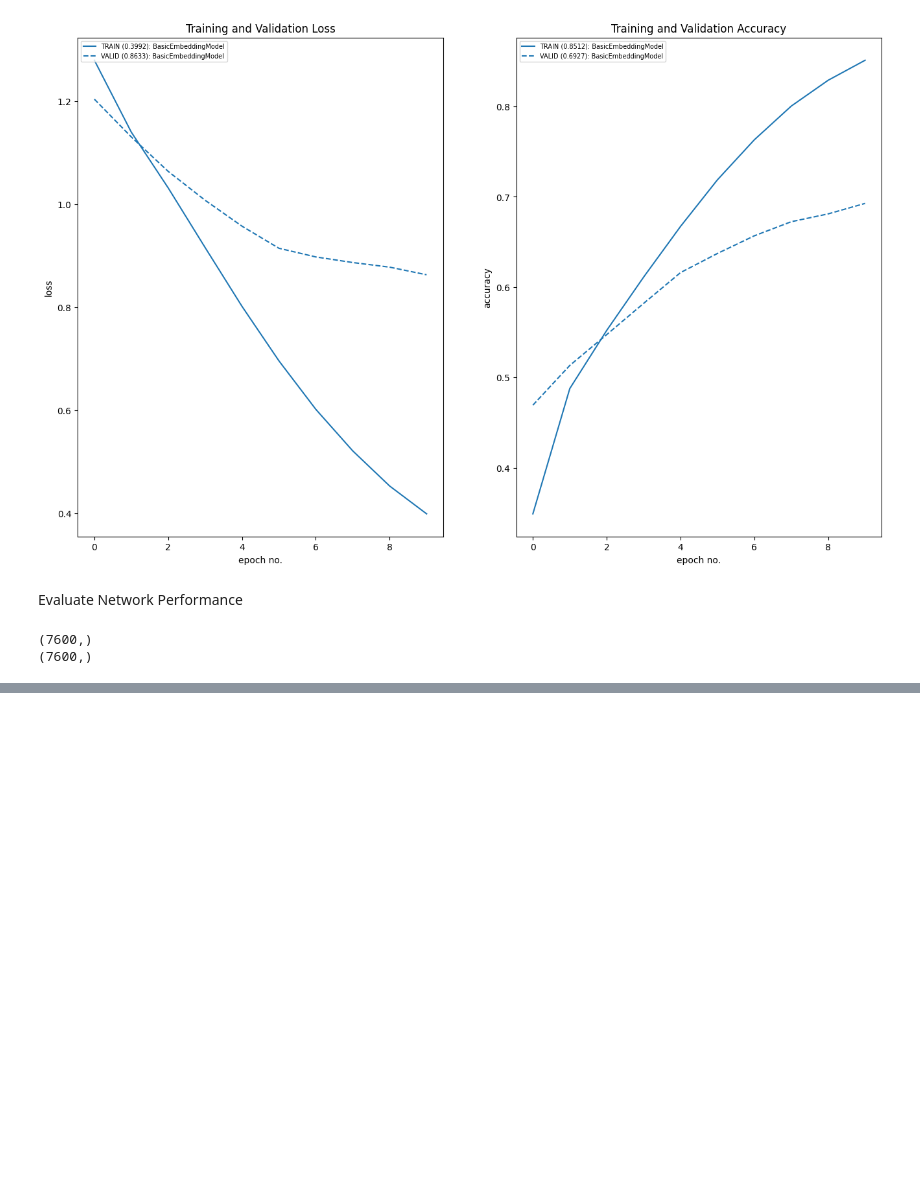
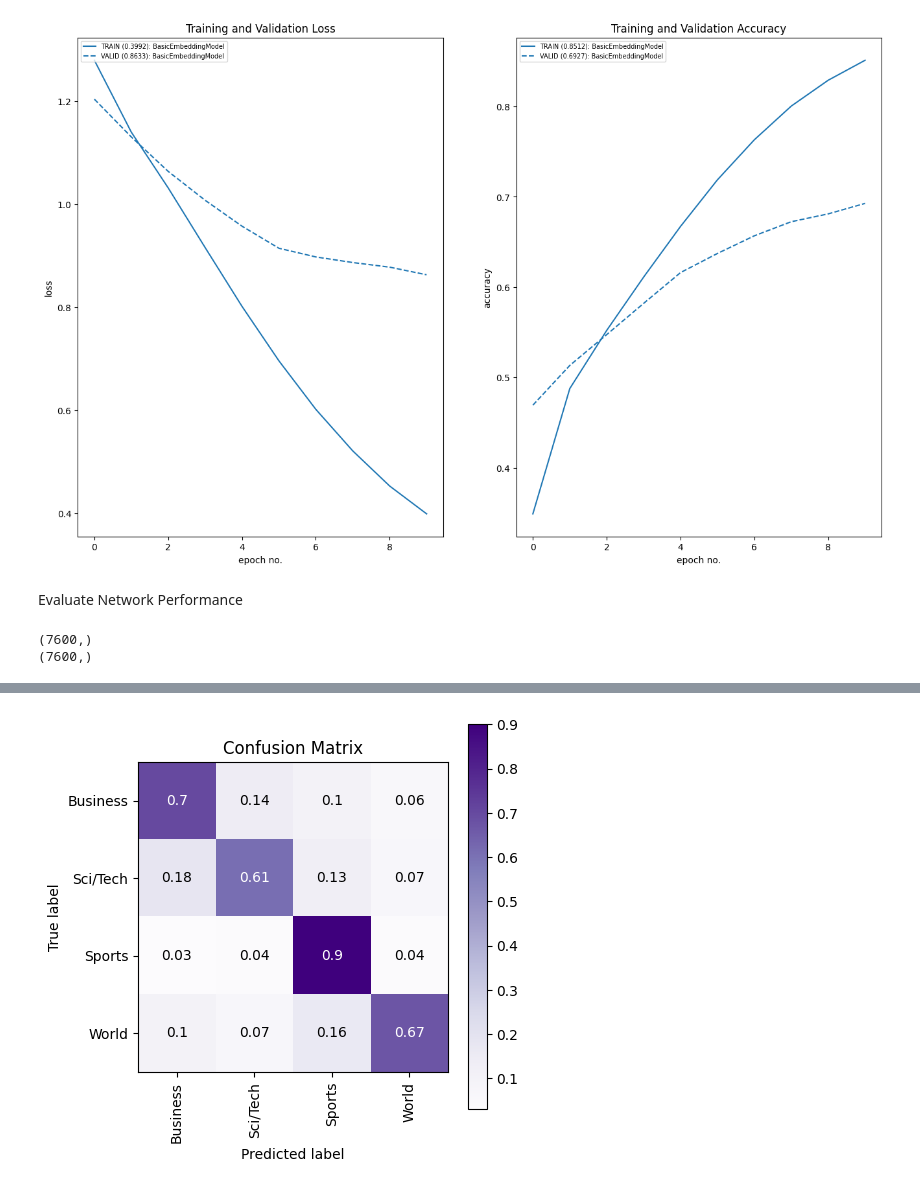
Before and after one commit to soutrik71/pytorch_classics, a Jupyter notebook: APTorch4.ipynb, the cells around one changed output, grey strips where cells are left out. Saved outputs shown, nothing was run; the diff lists cells and outputs as text; code cells hidden in the pictures; blank space fills up the shorter version.

```diff
--- a/APTorch4.ipynb
+++ b/APTorch4.ipynb
@@ -407,0 +466,19 @@ print(Y_preds.shape)
+# %%
+class ScaledEmbeddingClassifier(nn.Module):
+  """Basic Embedding Classifier"""
+  def __init__(self, num_classes):
+    super(ScaledEmbeddingClassifier, self).__init__()
+
+    self.embedding_layer = nn.Sequential(
+        nn.Embedding(num_embeddings=98635, embedding_dim=50),
+        nn.Dropout(p=0.1),
+        nn.Flatten(),
+        nn.Linear(2500, 128), # 50 word len * 50 embeddings size
+        nn.ReLU(),
+        nn.Linear(128, 64),
+        nn.ReLU(),
+        nn.Linear(64, num_classes)
+    )
+
+  def forward(self, x):
+    return self.embedding_layer(x)
@@ -407,0 +526,2 @@ print(Y_preds.shape)
+# %%
+Y_actual, Y_preds = MakePredictions(scaled_embedder, test_loader)
@@ -407,0 +555,11 @@ print(Y_preds.shape)
+# %%
+skplt.metrics.plot_confusion_matrix([target_classes[i] for i in Y_actual], [target_classes[i] for i in Y_preds],
+                                    normalize=True,
+                                    title="Confusion Matrix",
+                                    cmap="Purples",
+                                    hide_zeros=True,
+                                    figsize=(5,5)
+                                    );
+plt.xticks(rotation=90);
+# %% [output]
+[figure, added]
```
Also changed, not shown: parts of 40 cells of this notebook.
